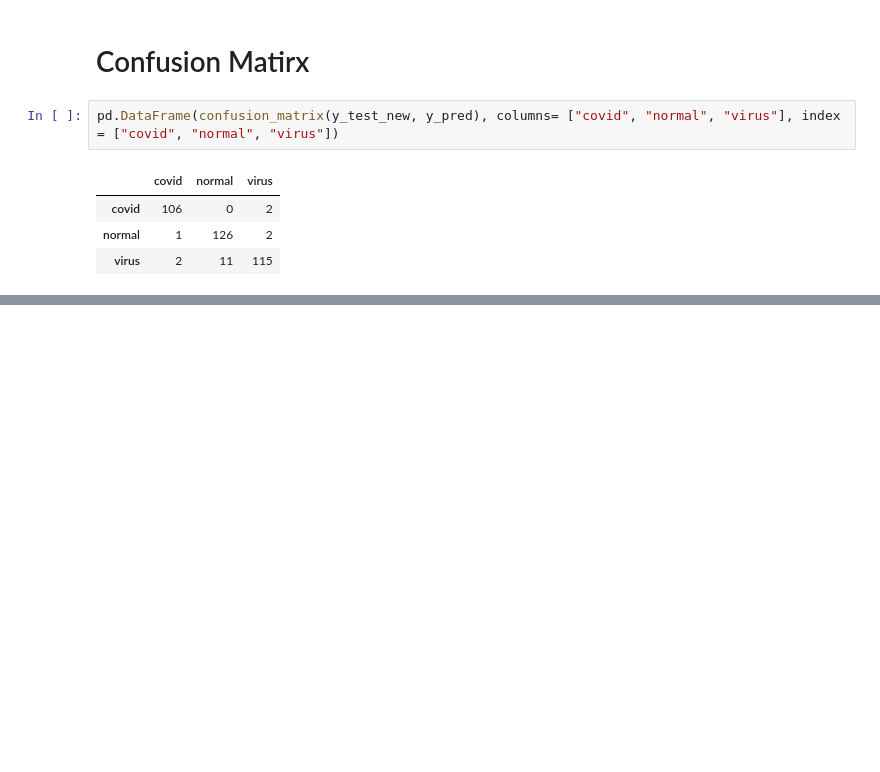
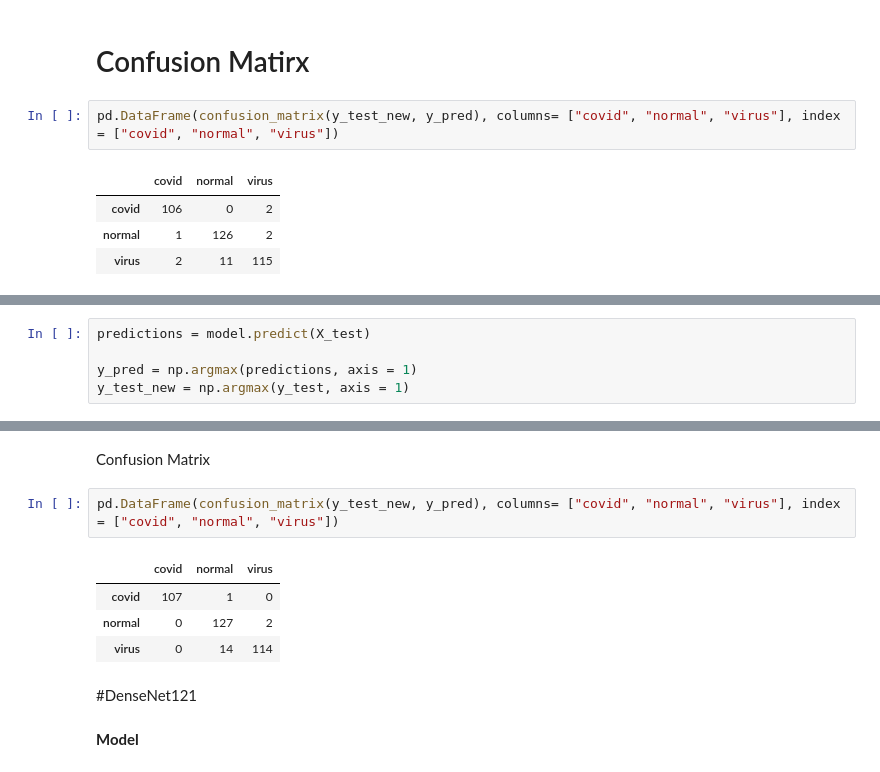
Before and after one commit to LatifulJoy/covid19-cnn-TL-mobilenet, a Jupyter notebook: covid19_cnn(25_7_22).ipynb, the cells around one changed output, grey strips where cells are left out. Cells and saved outputs as stored; diff of their text form; blank space fills up the shorter version.

```diff
--- a/covid19_cnn(25_7_22).ipynb
+++ b/covid19_cnn(25_7_22).ipynb
@@ -388,0 +633,5 @@ pd.DataFrame(confusion_matrix(y_test_new, y_pred), columns= ["covid", "normal",
+# %%
+predictions = model.predict(X_test)
+
+y_pred = np.argmax(predictions, axis = 1)
+y_test_new = np.argmax(y_test, axis = 1)
@@ -388,0 +668,13 @@ pd.DataFrame(confusion_matrix(y_test_new, y_pred), columns= ["covid", "normal",
+# %% [markdown]
+Confusion Matrix
+# %%
+pd.DataFrame(confusion_matrix(y_test_new, y_pred), columns= ["covid", "normal", "virus"], index = ["covid", "normal", "virus"])
+# %% [output]
+|  | covid | normal | virus |
+| covid | 107 | 1 | 0 |
+| normal | 0 | 127 | 2 |
+| virus | 0 | 14 | 114 |
+# %% [markdown]
+#DenseNet121
+# %% [markdown]
+**Model**
```
Also changed, not shown: parts of 45 cells of this notebook.
